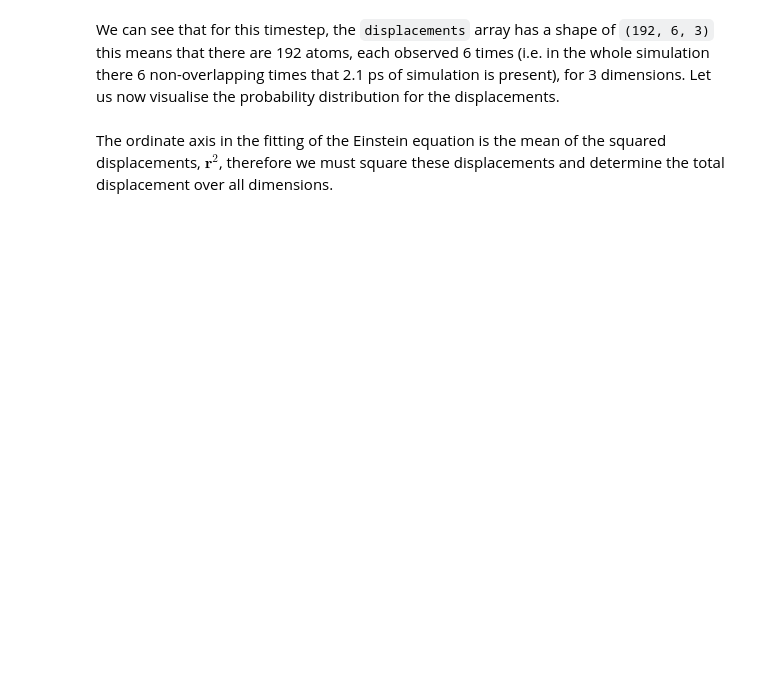
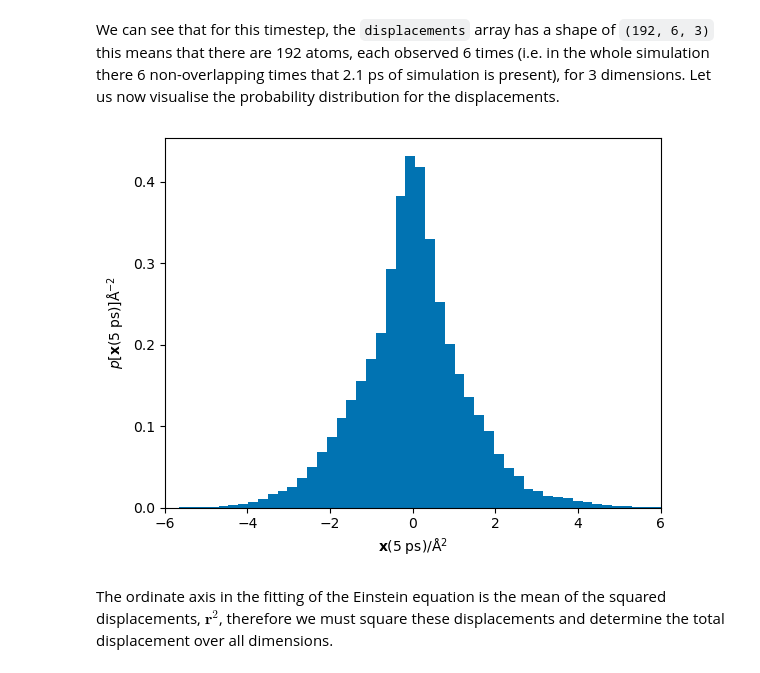
Before and after one commit to bjmorgan/kinisi, a Jupyter notebook: docs/source/methodology.ipynb, the cells around one changed output. Saved outputs shown, nothing was run; the diff lists cells and outputs as text; code cells hidden in the pictures; blank space fills up the shorter version.

```diff
--- a/docs/source/methodology.ipynb
+++ b/docs/source/methodology.ipynb
@@ -41,10 +43,12 @@ Let us now visualise the probability distribution for the displacements.
 # %%
 plt.hist(displacements.flatten(), bins=50,
          density=True, color='#0173B2')
-plt.xlabel('$\mathbf{x}(2.1\;\mathrm{ps})$/Å$^2$')
-plt.ylabel('$p[\mathbf{x}(2.1\;\mathrm{ps})]$Å$^{-2}$')
-plt.xlim(-5, 5)
+plt.xlabel('$\mathbf{x}(5\;\mathrm{ps})$/Å$^2$')
+plt.ylabel('$p[\mathbf{x}(5\;\mathrm{ps})]$Å$^{-2}$')
+plt.xlim(-6, 6)
 plt.show()
+# %% [output]
+[figure, added]
 # %% [markdown]
 The ordinate axis in the fitting of the Einstein equation is the mean of the squared displacements, $\mathbf{r}^2$, therefore we must square these displacements and determine the total displacement over all dimensions.
 # %%
```
Also changed, not shown: parts of 16 cells of this notebook, 4 other files.
